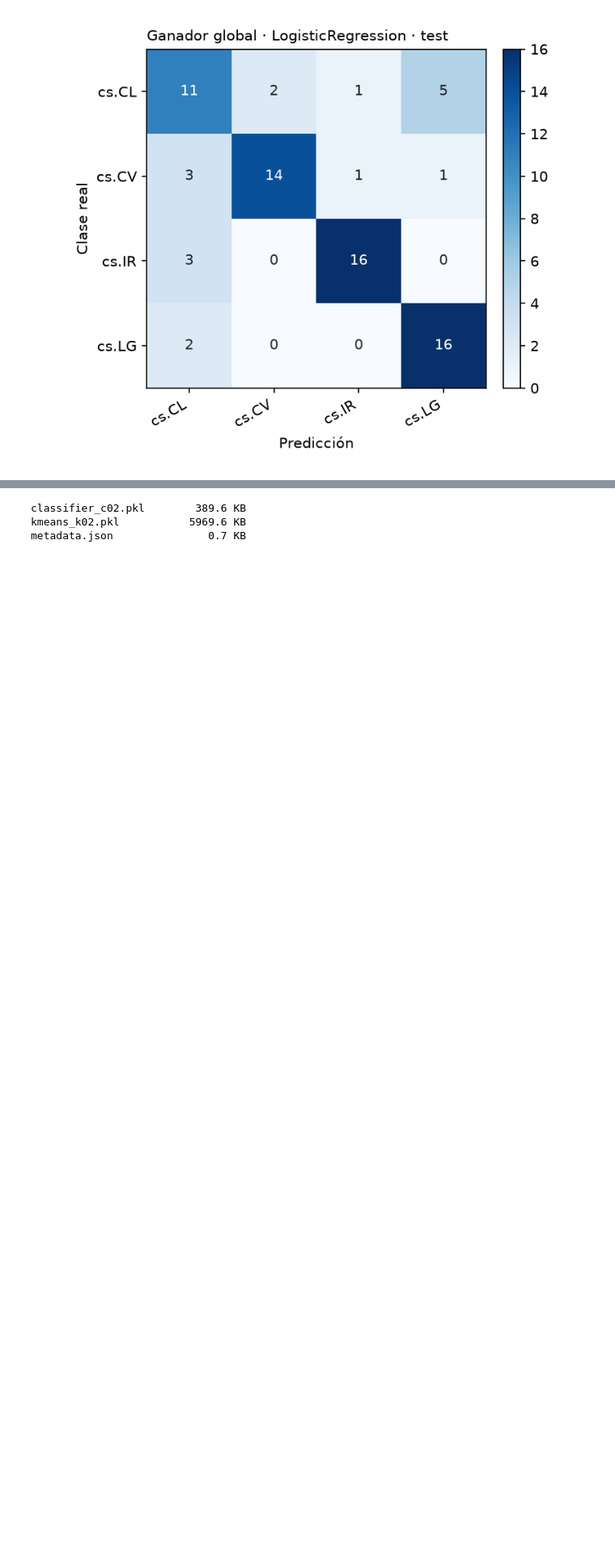
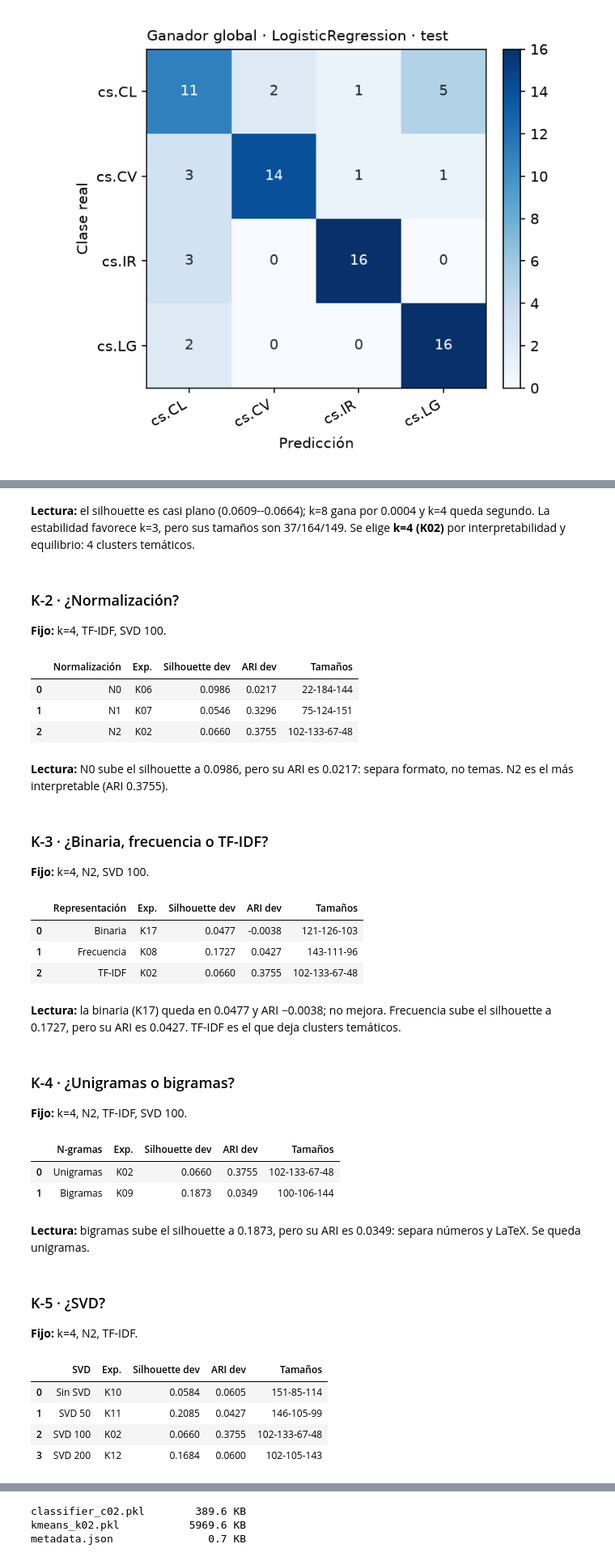
Before and after one commit to Angel788/PracticaMLNoticias, a Jupyter notebook: notebooks/00_etapa2_completo.ipynb, the cells around one changed output, grey strips where cells are left out. Shown at 81% size. Cells and saved outputs as stored; diff of their text form; code cells hidden in the pictures; blank space fills up the shorter version.

```diff
--- a/notebooks/00_etapa2_completo.ipynb
+++ b/notebooks/00_etapa2_completo.ipynb
@@ -154,0 +259,75 @@ display(pd.DataFrame(rows))
+# %% [markdown]
+**Lectura:** el silhouette es casi plano (0.0609--0.0664); k=8 gana por 0.0004
+y k=4 queda segundo. La estabilidad favorece k=3, pero sus tamaños son 37/164/149. Se elige
+**k=4 (K02)** por interpretabilidad y equilibrio: 4 clusters temáticos.
+# %% [markdown]
+### K-2 · ¿Normalización?
+
+**Fijo:** k=4, TF-IDF, SVD 100.
+# %%
+rows = []
+for eid, norm in [("K06", "N0"), ("K07", "N1"), ("K02", "N2")]:
+    rows.append({"Normalización": norm, "Exp.": eid, "Silhouette dev": sil(eid),
+                 "ARI dev": ari(eid), "Tamaños": sizes(eid)})
+display(pd.DataFrame(rows))
+# %% [output]
+|  | Normalización | Exp. | Silhouette dev | ARI dev | Tamaños |
+| 0 | N0 | K06 | 0.0986 | 0.0217 | 22-184-144 |
+| 1 | N1 | K07 | 0.0546 | 0.3296 | 75-124-151 |
+| 2 | N2 | K02 | 0.0660 | 0.3755 | 102-133-67-48 |
+# %% [markdown]
+**Lectura:** N0 sube el silhouette a 0.0986, pero su ARI es 0.0217: separa
+formato, no temas. N2 es el más interpretable (ARI 0.3755).
+# %% [markdown]
+### K-3 · ¿Binaria, frecuencia o TF-IDF?
+
+**Fijo:** k=4, N2, SVD 100.
+# %%
+rows = []
+for eid, rep in [("K17", "Binaria"), ("K08", "Frecuencia"), ("K02", "TF-IDF")]:
+    rows.append({"Representación": rep, "Exp.": eid, "Silhouette dev": sil(eid),
+                 "ARI dev": ari(eid), "Tamaños": sizes(eid)})
+display(pd.DataFrame(rows))
+# %% [output]
+|  | Representación | Exp. | Silhouette dev | ARI dev | Tamaños |
+| 0 | Binaria | K17 | 0.0477 | -0.0038 | 121-126-103 |
+| 1 | Frecuencia | K08 | 0.1727 | 0.0427 | 143-111-96 |
+| 2 | TF-IDF | K02 | 0.0660 | 0.3755 | 102-133-67-48 |
+# %% [markdown]
+**Lectura:** la binaria (K17) queda en 0.0477 y ARI −0.0038; no mejora.
+Frecuencia sube el silhouette a 0.1727, pero su ARI es 0.0427. TF-IDF es el que deja
+clusters temáticos.
+# %% [markdown]
+### K-4 · ¿Unigramas o bigramas?
+
+**Fijo:** k=4, N2, TF-IDF, SVD 100.
+# %%
+rows = []
+for eid, ngram in [("K02", "Unigramas"), ("K09", "Bigramas")]:
+    rows.append({"N-gramas": ngram, "Exp.": eid, "Silhouette dev": sil(eid),
+                 "ARI dev": ari(eid), "Tamaños": sizes(eid)})
+display(pd.DataFrame(rows))
+# %% [output]
+|  | N-gramas | Exp. | Silhouette dev | ARI dev | Tamaños |
+| 0 | Unigramas | K02 | 0.0660 | 0.3755 | 102-133-67-48 |
+| 1 | Bigramas | K09 | 0.1873 | 0.0349 | 100-106-144 |
+# %% [markdown]
+**Lectura:** bigramas sube el silhouette a 0.1873, pero su ARI es 0.0349:
+separa números y LaTeX. Se queda unigramas.
+# %% [markdown]
+### K-5 · ¿SVD?
+
+**Fijo:** k=4, N2, TF-IDF.
+# %%
+rows = []
+for eid, svd in [("K10", "Sin SVD"), ("K11", "SVD 50"),
+                 ("K02", "SVD 100"), ("K12", "SVD 200")]:
+    rows.append({"SVD": svd, "Exp.": eid, "Silhouette dev": sil(eid),
+                 "ARI dev": ari(eid), "Tamaños": sizes(eid)})
+display(pd.DataFrame(rows))
+# %% [output]
+|  | SVD | Exp. | Silhouette dev | ARI dev | Tamaños |
+| 0 | Sin SVD | K10 | 0.0584 | 0.0605 | 151-85-114 |
+| 1 | SVD 50 | K11 | 0.2085 | 0.0427 | 146-105-99 |
+| 2 | SVD 100 | K02 | 0.0660 | 0.3755 | 102-133-67-48 |
+| 3 | SVD 200 | K12 | 0.1684 | 0.0600 | 102-105-143 |
```
Also changed, not shown: parts of 40 cells of this notebook, 3 other files.
